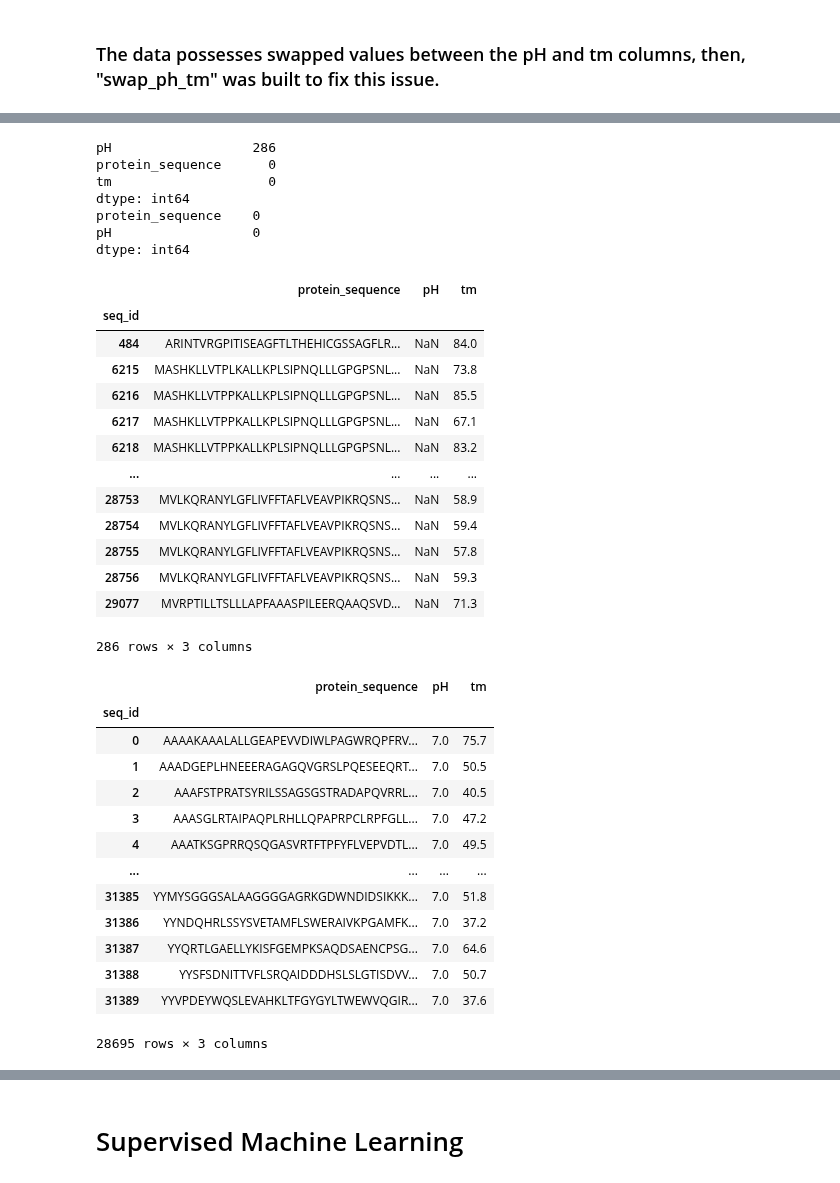
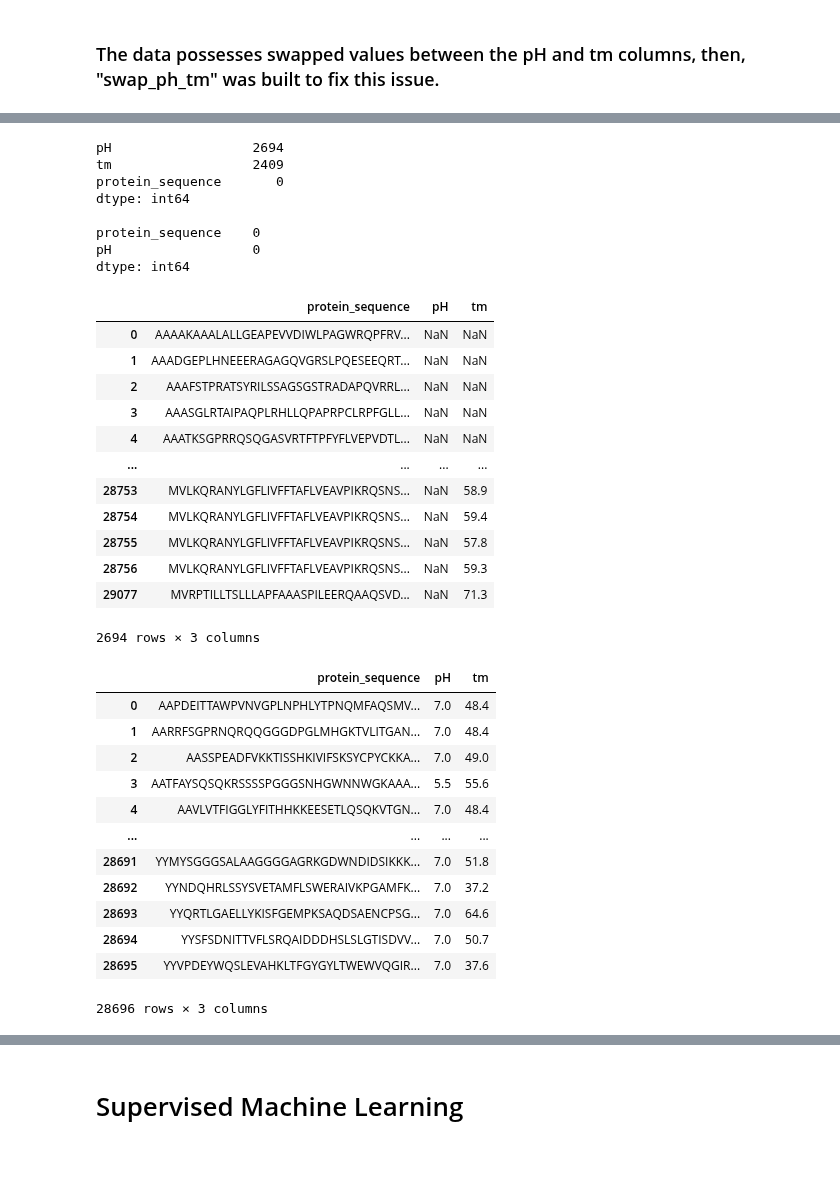
Before and after one commit to alexesperanca/SIB_G4, a Jupyter notebook: main_alex.ipynb, the cells around one changed output, grey strips where cells are left out. Saved outputs shown, nothing was run; the diff lists cells and outputs as text; code cells hidden in the pictures.

```diff
--- a/main_alex.ipynb
+++ b/main_alex.ipynb
@@ -8,17 +8,17 @@ import pandas as pd
 import numpy as np
 from sklearn import preprocessing
 # %%
-#First lets see the data!
-#Train dataframe
-train = pd.read_csv("data/train.csv",index_col="seq_id")
-#Test dataframe
-test = pd.read_csv("data/test.csv",index_col="seq_id")
+# First lets see the data!
+# Train dataframe
+train = pd.read_csv("data/train.csv")
+# Test dataframe
+test = pd.read_csv("data/test.csv")
 print(f"Train data is divided in {train.shape[0]} lines and {train.shape[1]} col")
 print(f"Test data is divided in {test.shape[0]} lines and {test.shape[1]} col")
 print(f"Labels: {[labels for labels in train.columns]}")
-print("Remove data_source")
-train= train.drop(columns="data_source")
-test= test.drop(columns="data_source")
+print("Remove data_source and seq_id")
+train = train.drop(columns=["seq_id", "data_source"])
+test = test.drop(columns=["seq_id", "data_source"])
 print(f"Train data is divided in {train.shape[0]} lines and {train.shape[1]} col")
 print(f"Test data is divided in {test.shape[0]} lines and {test.shape[1]} col")
 print("We want to predict tm values for test data")
@@ -33,8 +33,8 @@ We want to predict tm values for test data
 # %% [markdown]
 ### The data possesses swapped values between the pH and tm columns, then, "swap_ph_tm" was built to fix this issue.
 # %%
-update_train= pd.read_csv("data/train_updates_20220929.csv",index_col="seq_id")
-train= swap_ph_tm(train,update_train)
+update_train = pd.read_csv("data/train_updates_20220929.csv")
+train = swap_ph_tm(train, update_train)
 # %%
 train
 # %% [output]
@@ -55,53 +54,53 @@ train
 # %%
 print(train.isnull().sum().sort_values(ascending=False))
+print()
 print(test.isnull().sum().sort_values(ascending=False))
-#There are some missing values in train
-#Data_source values are not that important
+# There are some missing values in train
+# Data_source values are not that important
 # %% [output]
-pH                  286
-protein_sequence      0
-tm                    0
+pH                  2694
+tm                  2409
+protein_sequence       0
 dtype: int64
+
 protein_sequence    0
 pH                  0
 dtype: int64
 # %%
-missing_data= train[train["pH"].isnull()]
+missing_data = train[train["pH"].isnull()]
 missing_data
 # %% [output]
 |  | protein_sequence | pH | tm |
-| seq_id |  |  |  |
-| 484 | ARINTVRGPITISEAGFTLTHEHICGSSAGFLR... | NaN | 84.0 |
-| 6215 | MASHKLLVTPLKALLKPLSIPNQLLLGPGPSNL... | NaN | 73.8 |
-| 6216 | MASHKLLVTPPKALLKPLSIPNQLLLGPGPSNL... | NaN | 85.5 |
-| 6217 | MASHKLLVTPPKALLKPLSIPNQLLLGPGPSNL... | NaN | 67.1 |
-| 6218 | MASHKLLVTPPKALLKPLSIPNQLLLGPGPSNL... | NaN | 83.2 |
+| 0 | AAAAKAAALALLGEAPEVVDIWLPAGWRQPFRV... | NaN | NaN |
+| 1 | AAADGEPLHNEEERAGAGQVGRSLPQESEEQRT... | NaN | NaN |
+| 2 | AAAFSTPRATSYRILSSAGSGSTRADAPQVRRL... | NaN | NaN |
+| 3 | AAASGLRTAIPAQPLRHLLQPAPRPCLRPFGLL... | NaN | NaN |
+| 4 | AAATKSGPRRQSQGASVRTFTPFYFLVEPVDTL... | NaN | NaN |
 | ... | ... | ... | ... |
 | 28753 | MVLKQRANYLGFLIVFFTAFLVEAVPIKRQSNS... | NaN | 58.9 |
 | 28754 | MVLKQRANYLGFLIVFFTAFLVEAVPIKRQSNS... | NaN | 59.4 |
 | 28755 | MVLKQRANYLGFLIVFFTAFLVEAVPIKRQSNS... | NaN | 57.8 |
 | 28756 | MVLKQRANYLGFLIVFFTAFLVEAVPIKRQSNS... | NaN | 59.3 |
 | 29077 | MVRPTILLTSLLLAPFAAASPILEERQAAQSVD... | NaN | 71.3 |
-286 rows × 3 columns
+2694 rows × 3 columns
 # %%
-train= train.drop((missing_data).index)
+train = train.drop((missing_data).index).reset_index(drop=True)
 train
-#Podemos remover também a data_source? Não deve de trazer nada de relevante para a analise dos dados
+# Podemos remover também a data_source? Não deve de trazer nada de relevante para a analise dos dados
 # %% [output]
 |  | protein_sequence | pH | tm |
-| seq_id |  |  |  |
-| 0 | AAAAKAAALALLGEAPEVVDIWLPAGWRQPFRV... | 7.0 | 75.7 |
-| 1 | AAADGEPLHNEEERAGAGQVGRSLPQESEEQRT... | 7.0 | 50.5 |
-| 2 | AAAFSTPRATSYRILSSAGSGSTRADAPQVRRL... | 7.0 | 40.5 |
-| 3 | AAASGLRTAIPAQPLRHLLQPAPRPCLRPFGLL... | 7.0 | 47.2 |
-| 4 | AAATKSGPRRQSQGASVRTFTPFYFLVEPVDTL... | 7.0 | 49.5 |
+| 0 | AAPDEITTAWPVNVGPLNPHLYTPNQMFAQSMV... | 7.0 | 48.4 |
+| 1 | AARRFSGPRNQRQQGGGDPGLMHGKTVLITGAN... | 7.0 | 48.4 |
+| 2 | AASSPEADFVKKTISSHKIVIFSKSYCPYCKKA... | 7.0 | 49.0 |
+| 3 | AATFAYSQSQKRSSSSPGGGSNHGWNNWGKAAA... | 5.5 | 55.6 |
+| 4 | AAVLVTFIGGLYFITHHKKEESETLQSQKVTGN... | 7.0 | 48.4 |
 | ... | ... | ... | ... |
-| 31385 | YYMYSGGGSALAAGGGGAGRKGDWNDIDSIKKK... | 7.0 | 51.8 |
-| 31386 | YYNDQHRLSSYSVETAMFLSWERAIVKPGAMFK... | 7.0 | 37.2 |
-| 31387 | YYQRTLGAELLYKISFGEMPKSAQDSAENCPSG... | 7.0 | 64.6 |
-| 31388 | YYSFSDNITTVFLSRQAIDDDHSLSLGTISDVV... | 7.0 | 50.7 |
-| 31389 | YYVPDEYWQSLEVAHKLTFGYGYLTWEWVQGIR... | 7.0 | 37.6 |
+| 28691 | YYMYSGGGSALAAGGGGAGRKGDWNDIDSIKKK... | 7.0 | 51.8 |
+| 28692 | YYNDQHRLSSYSVETAMFLSWERAIVKPGAMFK... | 7.0 | 37.2 |
+| 28693 | YYQRTLGAELLYKISFGEMPKSAQDSAENCPSG... | 7.0 | 64.6 |
+| 28694 | YYSFSDNITTVFLSRQAIDDDHSLSLGTISDVV... | 7.0 | 50.7 |
+| 28695 | YYVPDEYWQSLEVAHKLTFGYGYLTWEWVQGIR... | 7.0 | 37.6 |
-28695 rows × 3 columns
+28696 rows × 3 columns
 # %%
 print(f"Train data is divided in {train.shape[0]} lines and {train.shape[1]} col")
 print(f"Test data is divided in {test.shape[0]} lines and {test.shape[1]} col")
```
Also changed, not shown: parts of 15 cells of this notebook, 1 other file.
